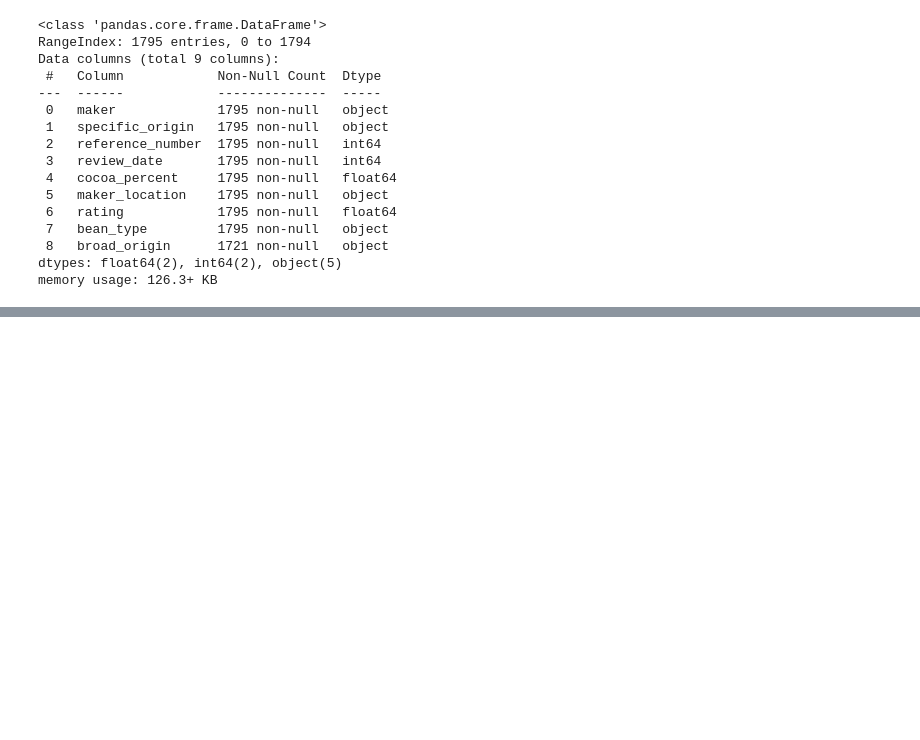
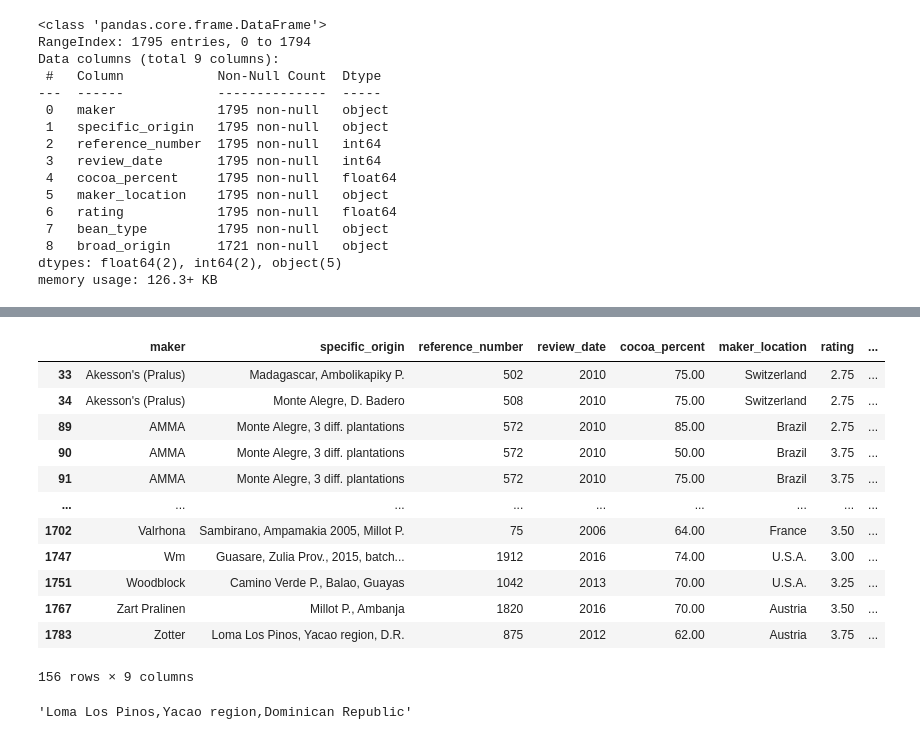
Before and after one commit to fasthill/google-ML-crash-course, a Jupyter notebook: 10. supervised similarity.ipynb, the cells around one changed output, grey strips where cells are left out. Cells and saved outputs as stored; diff of their text form; code cells hidden in the pictures; blank space fills up the shorter version.

```diff
--- a/10. supervised similarity.ipynb
+++ b/10. supervised similarity.ipynb
@@ -62,0 +116,11 @@ memory usage: 126.3+ KB
+# %%
+# Correct spelling mistakes, and replace city with country name
+choc_data['maker_location'] = choc_data['maker_location']\
+.str.replace('Amsterdam', 'Holland', regex=True)\
+.str.replace('U.K.', 'England', regex=True)\
+.str.replace('Niacragua', 'Nicaragua', regex=True)\
+.str.replace('Domincan Republic', 'Dominican Republic', regex=True)
+# %%
+# Adding this so that Holland and Netherlands map to the same country.
+choc_data['maker_location'] = choc_data['maker_location']\
+.str.replace('Holland', 'Netherlands')
@@ -62,0 +152,16 @@ memory usage: 126.3+ KB
+# %%
+choc_data[choc_data['specific_origin'].str.contains('\.')]
+# %% [output]
+|  | maker | specific_origin | reference_number | review_date | cocoa_percent | maker_location | rating | ... |
+| 33 | Akesson's (Pralus) | Madagascar, Ambolikapiky P. | 502 | 2010 | 75.00 | Switzerland | 2.75 | ... |
+| 34 | Akesson's (Pralus) | Monte Alegre, D. Badero | 508 | 2010 | 75.00 | Switzerland | 2.75 | ... |
+| 89 | AMMA | Monte Alegre, 3 diff. plantations | 572 | 2010 | 85.00 | Brazil | 2.75 | ... |
+| 90 | AMMA | Monte Alegre, 3 diff. plantations | 572 | 2010 | 50.00 | Brazil | 3.75 | ... |
+| 91 | AMMA | Monte Alegre, 3 diff. plantations | 572 | 2010 | 75.00 | Brazil | 3.75 | ... |
+| ... | ... | ... | ... | ... | ... | ... | ... | ... |
+| 1702 | Valrhona | Sambirano, Ampamakia 2005, Millot P. | 75 | 2006 | 64.00 | France | 3.50 | ... |
+| 1747 | Wm | Guasare, Zulia Prov., 2015, batch... | 1912 | 2016 | 74.00 | U.S.A. | 3.00 | ... |
+| 1751 | Woodblock | Camino Verde P., Balao, Guayas | 1042 | 2013 | 70.00 | U.S.A. | 3.25 | ... |
+| 1767 | Zart Pralinen | Millot P., Ambanja | 1820 | 2016 | 70.00 | Austria | 3.50 | ... |
+| 1783 | Zotter | Loma Los Pinos, Yacao region, D.R. | 875 | 2012 | 62.00 | Austria | 3.75 | ... |
+156 rows × 9 columns
@@ -62,0 +171,4 @@ memory usage: 126.3+ KB
+# %%
+choc_data['specific_origin'][1783]
+# %% [output]
+'Loma Los Pinos,Yacao region,Dominican Republic'
```
Also changed, not shown: parts of 23 cells of this notebook.
